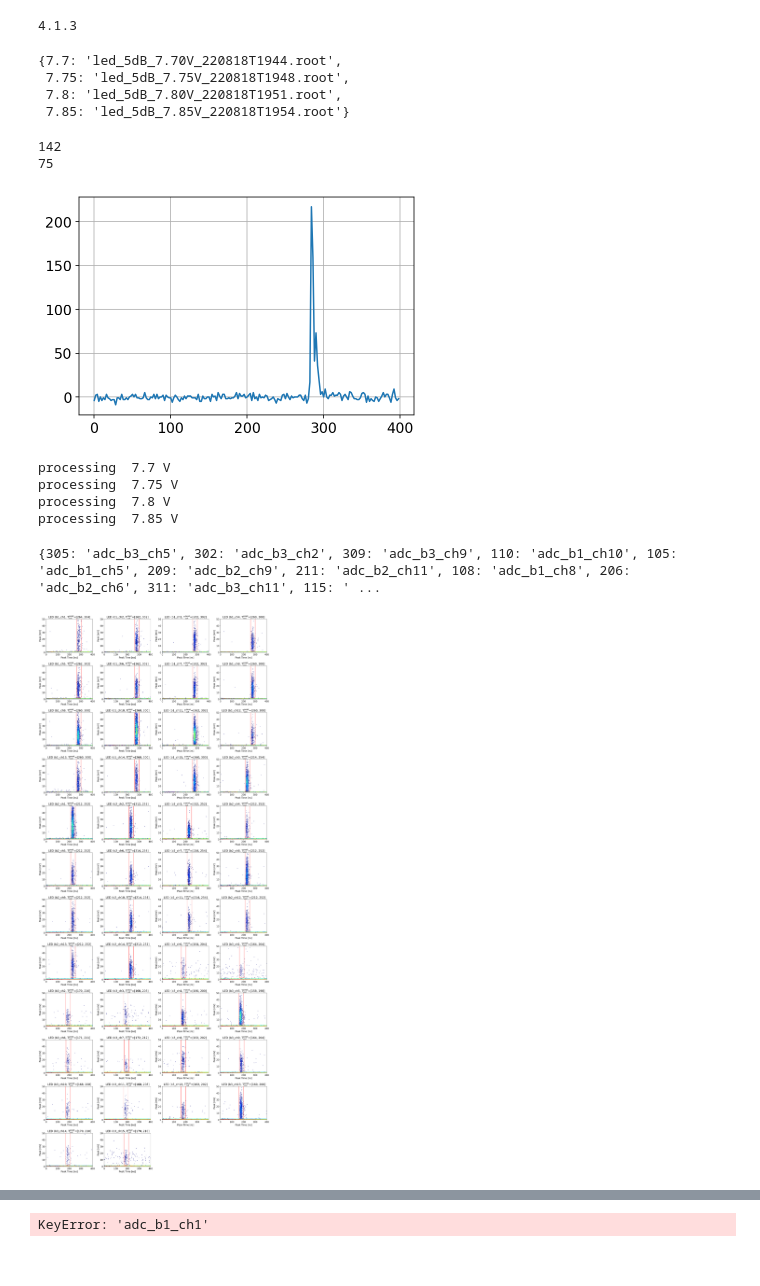
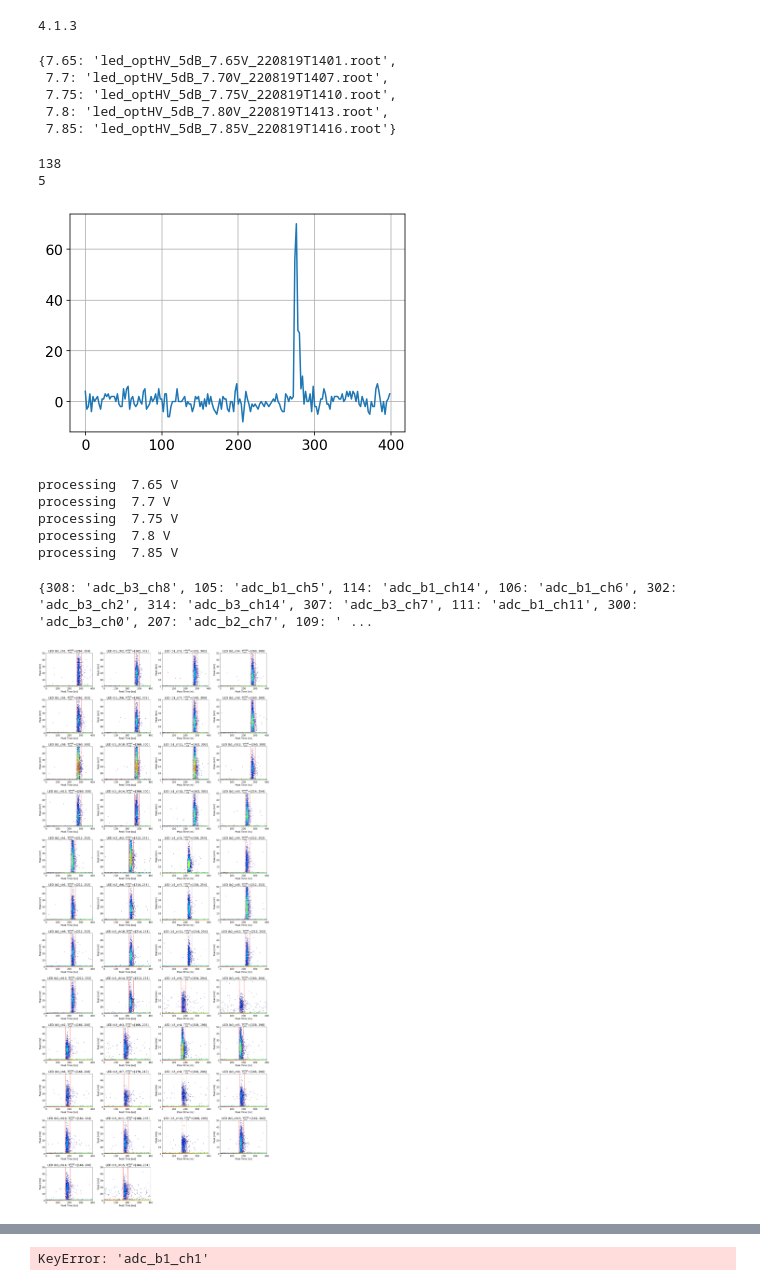
Before and after one commit to BNLIF/drop, a Jupyter notebook: analysis/led.ipynb, the cells around one changed output, grey strips where cells are left out. Cells and saved outputs as stored; diff of their text form; code cells hidden in the pictures.

```diff
--- a/analysis/led.ipynb
+++ b/analysis/led.ipynb
@@ -62,12 +62,19 @@ adc_to_mV=2000/(2**14-1)
 #     "test_led_b4_p3_p4_5dB_7.90V_1kHz_220815T153729.root",
 # ]
 
-labels = [7.70, 7.75, 7.80, 7.85]
+# labels=[7.85]
+
+# file_list=[
+#     "led_test_run_220819.root",
+# ]
+
+labels = [7.65, 7.70, 7.75, 7.80, 7.85]
 file_list=[
-    "led_5dB_7.70V_220818T1944.root",
-    "led_5dB_7.75V_220818T1948.root",
-    "led_5dB_7.80V_220818T1951.root",
-    "led_5dB_7.85V_220818T1954.root",
+    "led_optHV_5dB_7.65V_220819T1401.root",
+    "led_optHV_5dB_7.70V_220819T1407.root",
+    "led_optHV_5dB_7.75V_220819T1410.root",
+    "led_optHV_5dB_7.80V_220819T1413.root",
+    "led_optHV_5dB_7.85V_220819T1416.root",
 ]
 
 # labels = [7.75, 7.80, 7.85]
@@ -91,10 +98,11 @@ file=dict(zip(labels, file_list))
 # %%
 file
 # %% [output]
-{7.7: 'led_5dB_7.70V_220818T1944.root',
- 7.75: 'led_5dB_7.75V_220818T1948.root',
- 7.8: 'led_5dB_7.80V_220818T1951.root',
- 7.85: 'led_5dB_7.85V_220818T1954.root'}
+{7.65: 'led_optHV_5dB_7.65V_220819T1401.root',
+ 7.7: 'led_optHV_5dB_7.70V_220819T1407.root',
+ 7.75: 'led_optHV_5dB_7.75V_220819T1410.root',
+ 7.8: 'led_optHV_5dB_7.80V_220819T1413.root',
+ 7.85: 'led_optHV_5dB_7.85V_220819T1416.root'}
 # %%
 this_i=0
 # %%
@@ -115,9 +123,9 @@ for i in range(this_i+1, 1000):
         print(this_i)
         break
 # %% [output]
-142
-75
+138
+5
-[figure, old version]
+[figure, new version]
 # %%
 event_id = {}
 ch_id ={}
@@ -140,6 +148,7 @@ for i, v in enumerate(labels):
     ch_names[v] = var_names
     adc[v] =  t.arrays(var_names, library='np')
 # %% [output]
+processing  7.65 V
 processing  7.7 V
 processing  7.75 V
 processing  7.8 V
@@ -149,7 +158,7 @@ v=7.80
 map_ch_name= dict(zip(ch_id[v], ch_names[v]))
 print(map_ch_name)
 # %% [output]
-{305: 'adc_b3_ch5', 302: 'adc_b3_ch2', 309: 'adc_b3_ch9', 110: 'adc_b1_ch10', 105: 'adc_b1_ch5', 209: 'adc_b2_ch9', 211: 'adc_b2_ch11', 108: 'adc_b1_ch8', 206: 'adc_b2_ch6', 311: 'adc_b3_ch11', 115: ' ...
+{308: 'adc_b3_ch8', 105: 'adc_b1_ch5', 114: 'adc_b1_ch14', 106: 'adc_b1_ch6', 302: 'adc_b3_ch2', 314: 'adc_b3_ch14', 307: 'adc_b3_ch7', 111: 'adc_b1_ch11', 300: 'adc_b3_ch0', 207: 'adc_b2_ch7', 109: ' ...
 # %%
 def calc_ch_vars(adc, ch, n_events=10000, roi_start_ns=264, roi_length=40, peak_cut=2):
     """
@@ -210,35 +219,35 @@ def find_peak_time(adc, ch_id, n_events=10000, roi_length=40, peak_cut=2):
 
         ax = plt.subplot(nrows,ncols,c+1)
         xrange = (0, n_samples*2)
         yrange = [0, 50]
         plt.hist2d(time_ns, peak_mV, range=(xrange, yrange), bins=[n_samples, 100],
                    norm=colors.LogNorm(), cmap='jet');
 
         # find proper roi window
         mask = peak_mV>=peak_cut
         if len(time_ns[mask])==0:
             roi_mid=100
         else:
             roi_mid = np.median(time_ns[mask])
         pre= roi_length//2-4
         roi_start_ns = roi_mid - pre
         output[ch]=int(roi_start_ns)
 
         rec_length=roi_length
         rect = patches.Rectangle((roi_start_ns, peak_cut), rec_length, yrange[1],
                                  linewidth=1, edgecolor='r', facecolor='none')
         ax.add_patch(rect)
         plt.title(r'LED (%s, T$^{peak}_{cut}$=[%d, %d]' % (ch[4:], roi_start_ns, roi_start_ns+roi_length))
         plt.xlabel('Peak Time [ns]')
         plt.ylabel('Peak [mV]')
     plt.tight_layout()
     plt.show()
     return output
 
-v=7.80
+v=7.85
 pT_min = find_peak_time(adc[v], ch_id[v], n_events=10000, roi_length=40, peak_cut=2.5)
 # %% [output]
-[figure, old version]
+[figure, new version]
 # %%
 pT_min
 # %% [output]
```
Also changed, not shown: parts of 5 cells of this notebook.
